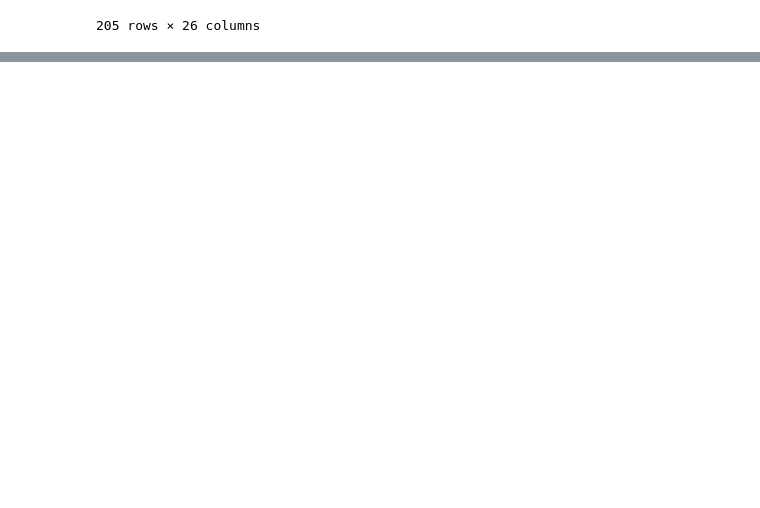
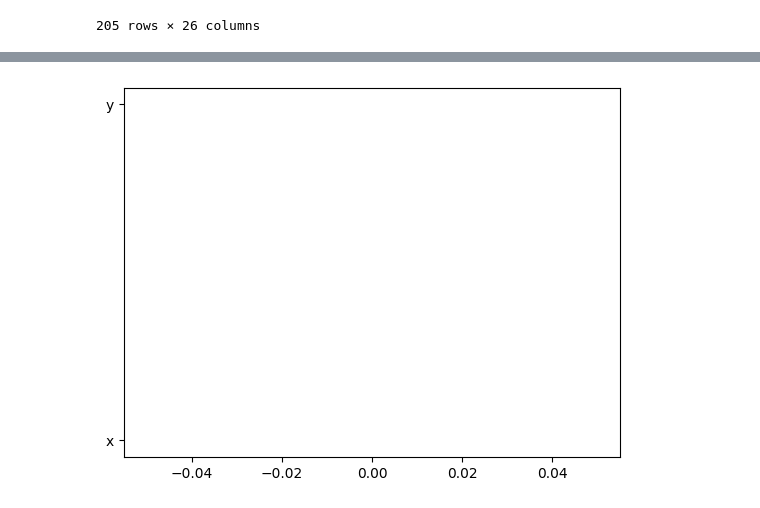
Before and after one commit to Tashaun33/Custom_Data_Findings, a Jupyter notebook: Dataset/backsheet-1.ipynb, the cells around one changed output, grey strips where cells are left out. Drawn from its saved outputs; the diff is of its cells as text; code cells hidden in the pictures; blank space fills up the shorter version.

```diff
--- a/Dataset/backsheet-1.ipynb
+++ b/Dataset/backsheet-1.ipynb
@@ -100,0 +107,12 @@ plt.show()
+# %%
+x=('3')
+y=('5')
+
+plt.plot('x', 'y')
+
+
+plt.plot('y')
+
+plt.show()
+# %% [output]
+[figure, added]
```
Also changed, not shown: parts of 1 cell of this notebook.
